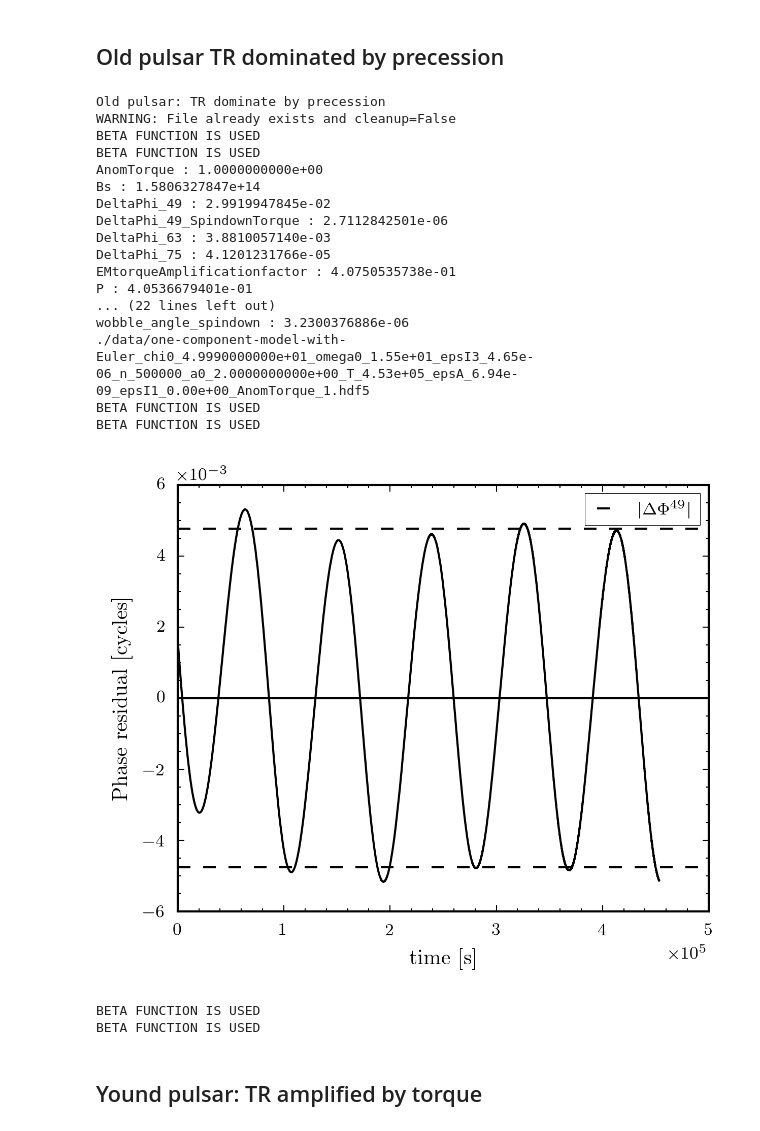
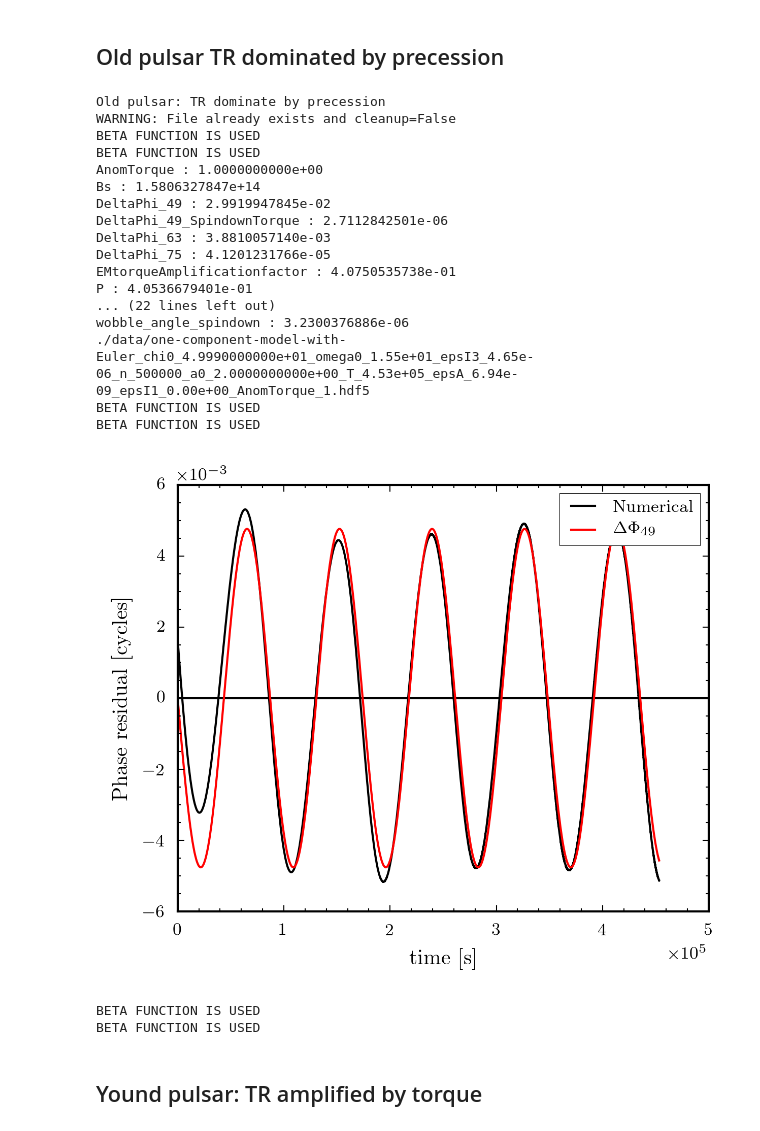
Before and after one commit to GregoryAshton/thesis, a Jupyter notebook: inertial_frame/Verification_TimingResidual.ipynb, the cells around one changed output. Saved outputs shown, nothing was run; the diff lists cells and outputs as text; code cells hidden in the pictures.

```diff
--- a/inertial_frame/Verification_TimingResidual.ipynb
+++ b/inertial_frame/Verification_TimingResidual.ipynb
@@ -79,35 +79,35 @@ file_name = main(chi0=chi0, epsI3=new_epsI3, epsA=new_epsA, omega0=new_omega0, T
                  n=n, error=error, a0=a0, cleanup=False, DryRun=False,
                  )
 
 File_Functions.PrintParameterDictionary(file_name)
 
 
 fig, ax1 = plt.subplots(figsize=figsize)
-ax1 = Plot.PhaseResidual(file_name, ax=ax1, analytic="49")
+ax1 = Plot.PhaseResidual(file_name, ax=ax1, analytic="49", order=3)
 plt.legend(frameon=True)
 plt.savefig("img/49_verification.pdf")
 plt.show()
 
 File_Functions.PropertiesTable(file_name, "49_verification")
 # %% [output]
 Old pulsar: TR dominate by precession
 WARNING: File already exists and cleanup=False
 BETA FUNCTION IS USED
 BETA FUNCTION IS USED
 AnomTorque : 1.0000000000e+00
 Bs : 1.5806327847e+14
 DeltaPhi_49 : 2.9919947845e-02
 DeltaPhi_49_SpindownTorque : 2.7112842501e-06
 DeltaPhi_63 : 3.8810057140e-03
 DeltaPhi_75 : 4.1201231766e-05
 EMtorqueAmplificationfactor : 4.0750535738e-01
 P : 4.0536679401e-01
 ... (22 lines left out)
 wobble_angle_spindown : 3.2300376886e-06
 ./data/one-component-model-with-Euler_chi0_4.9990000000e+01_omega0_1.55e+01_epsI3_4.65e-06_n_500000_a0_2.0000000000e+00_T_4.53e+05_epsA_6.94e-09_epsI1_0.00e+00_AnomTorque_1.hdf5
 BETA FUNCTION IS USED
 BETA FUNCTION IS USED
-[figure, old version]
+[figure, new version]
 BETA FUNCTION IS USED
 BETA FUNCTION IS USED
 # %% [markdown]
```
Also changed, not shown: parts of 2 cells of this notebook, 6 other files.
